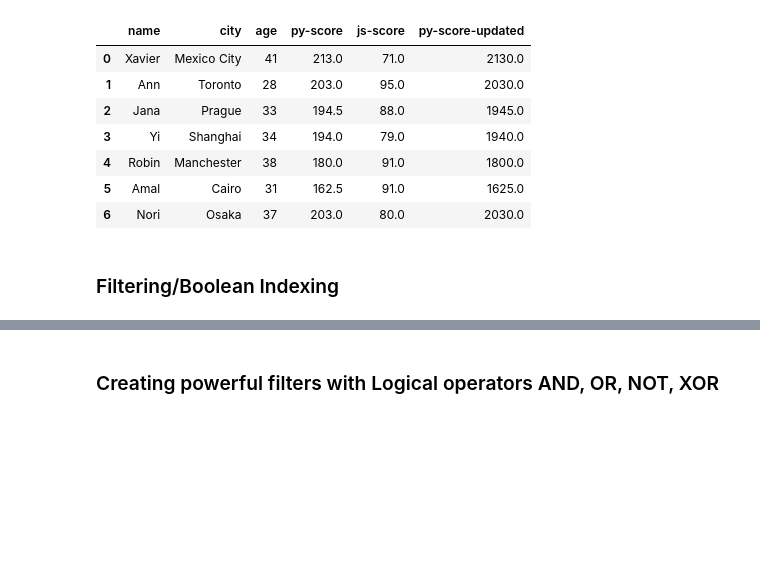
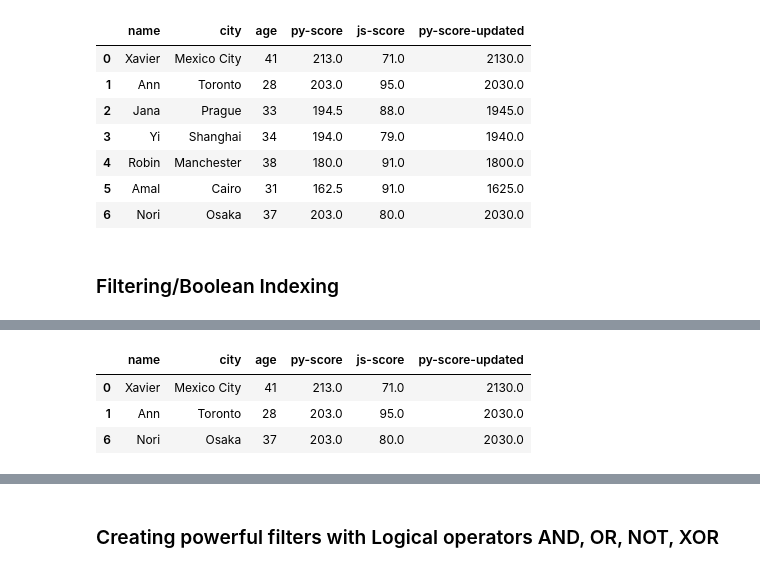
Before and after one commit to raafat-hantoush/IH_RH_DA_FT_MAY_2022, a Jupyter notebook: Class_Materials/Pandas/RH_Pandas_Data_Frame_General-Part_1.ipynb, the cells around one changed output, grey strips where cells are left out. Drawn from its saved outputs; the diff is of its cells as text; code cells hidden in the pictures; blank space fills up the shorter version.

```diff
--- a/Class_Materials/Pandas/RH_Pandas_Data_Frame_General-Part_1.ipynb
+++ b/Class_Materials/Pandas/RH_Pandas_Data_Frame_General-Part_1.ipynb
@@ -721,3 +732,8 @@ students_df
 # %%
-students_df[students_df["py-score"]>=80]
+students_df[students_df["py-score"]>=200]
+# %% [output]
+|  | name | city | age | py-score | js-score | py-score-updated |
+| 0 | Xavier | Mexico City | 41 | 213.0 | 71.0 | 2130.0 |
+| 1 | Ann | Toronto | 28 | 203.0 | 95.0 | 2030.0 |
+| 6 | Nori | Osaka | 37 | 203.0 | 80.0 | 2030.0 |
 # %%
```
Also changed, not shown: parts of 64 cells of this notebook.
